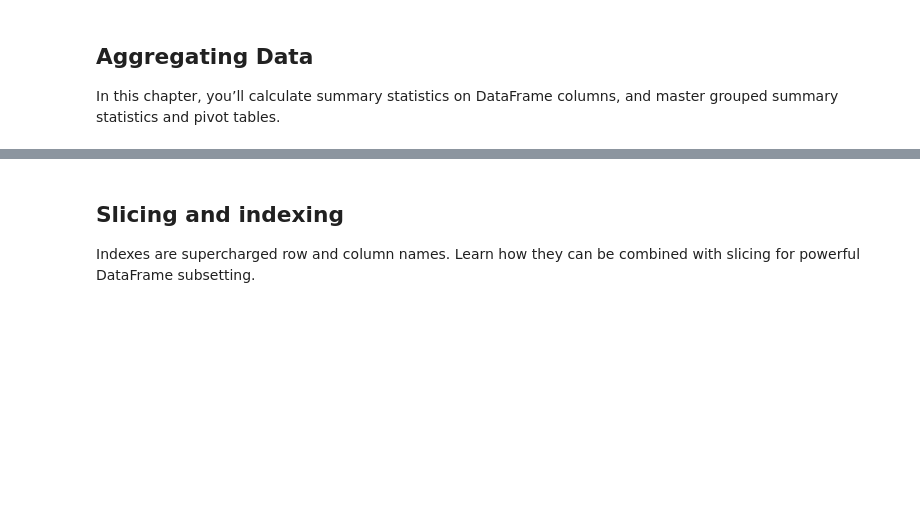
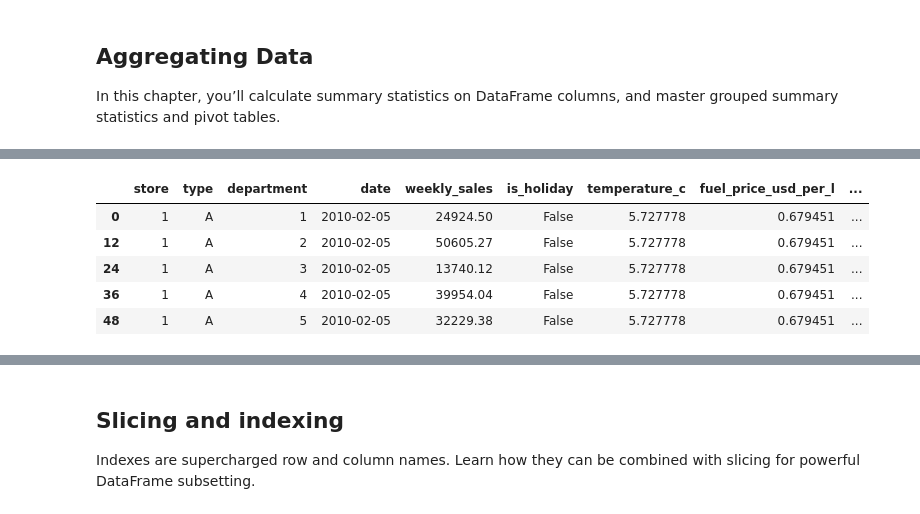
Before and after one commit to afi1289/DatacampPythonProgrammer, a Jupyter notebook: 03DataManipulationwithpandas/Data Manipulation with pandas.ipynb, the cells around one changed output, grey strips where cells are left out. Saved outputs shown, nothing was run; the diff lists cells and outputs as text; code cells hidden in the pictures; blank space fills up the shorter version.

```diff
--- a/03DataManipulationwithpandas/Data Manipulation with pandas.ipynb
+++ b/03DataManipulationwithpandas/Data Manipulation with pandas.ipynb
@@ -384,0 +542,11 @@ In this chapter, you’ll calculate summary statistics on DataFrame columns, and
+# %%
+# Drop duplicate store/department combinations
+store_depts = sales.drop_duplicates(subset=['store', 'department'])
+store_depts.head()
+# %% [output]
+|  | store | type | department | date | weekly_sales | is_holiday | temperature_c | fuel_price_usd_per_l | ... |
+| 0 | 1 | A | 1 | 2010-02-05 | 24924.50 | False | 5.727778 | 0.679451 | ... |
+| 12 | 1 | A | 2 | 2010-02-05 | 50605.27 | False | 5.727778 | 0.679451 | ... |
+| 24 | 1 | A | 3 | 2010-02-05 | 13740.12 | False | 5.727778 | 0.679451 | ... |
+| 36 | 1 | A | 4 | 2010-02-05 | 39954.04 | False | 5.727778 | 0.679451 | ... |
+| 48 | 1 | A | 5 | 2010-02-05 | 32229.38 | False | 5.727778 | 0.679451 | ... |
```
Also changed, not shown: parts of 41 cells of this notebook, 1 other file.
